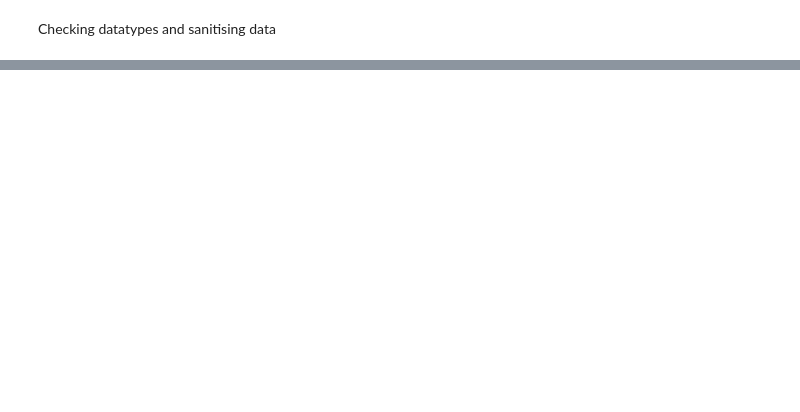
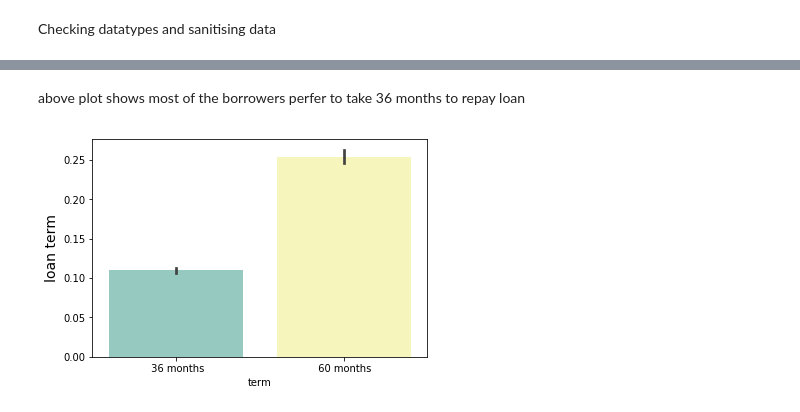
Before and after one commit to meghanaReddyk/LendingClub, a Jupyter notebook: Lending_club.ipynb, the cells around one changed output, grey strips where cells are left out. Saved outputs shown, nothing was run; the diff lists cells and outputs as text; code cells hidden in the pictures; blank space fills up the shorter version.

```diff
--- a/Lending_club.ipynb
+++ b/Lending_club.ipynb
@@ -138,0 +192,9 @@ loan.shape
+# %% [markdown]
+above plot shows most of the borrowers perfer to take 36 months to repay loan
+# %%
+sns.barplot(x='term',y='defaulted_status',data=loan,palette="Set3")
+plt.ylabel('loan status', fontsize=14)
+plt.ylabel('loan term', fontsize=14)
+plt.show()
+# %% [output]
+[figure, added]
```
Also changed, not shown: parts of 29 cells of this notebook.
